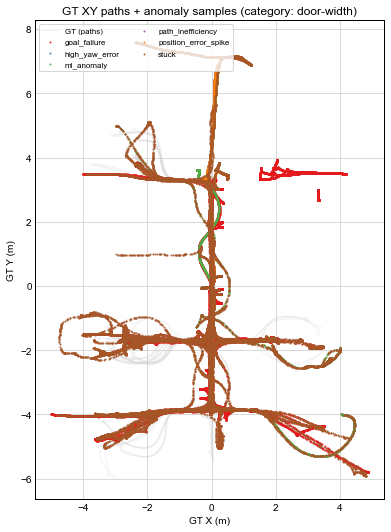
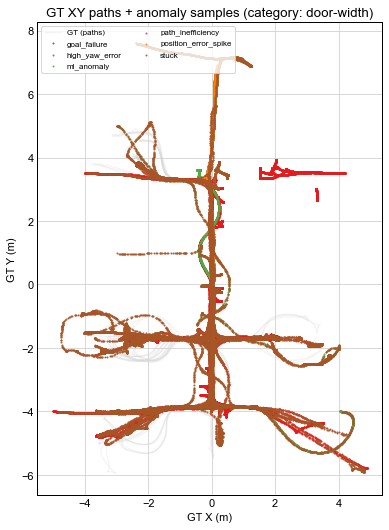
Code edit (unified diff) that turned the first committed figure into the second:
--- before
+++ after
@@ -105,5 +105,5 @@
 
         out = IMAGES_PATH / f"anomaly_xy_by_label_{_safe_slug(cat)}.png"
-        plt.savefig(out, dpi=150)
+        plt.savefig(out, dpi=150, **SAVEFIG_KW)
         plt.show()
 

Commit: fig_and_axes_color_fix2